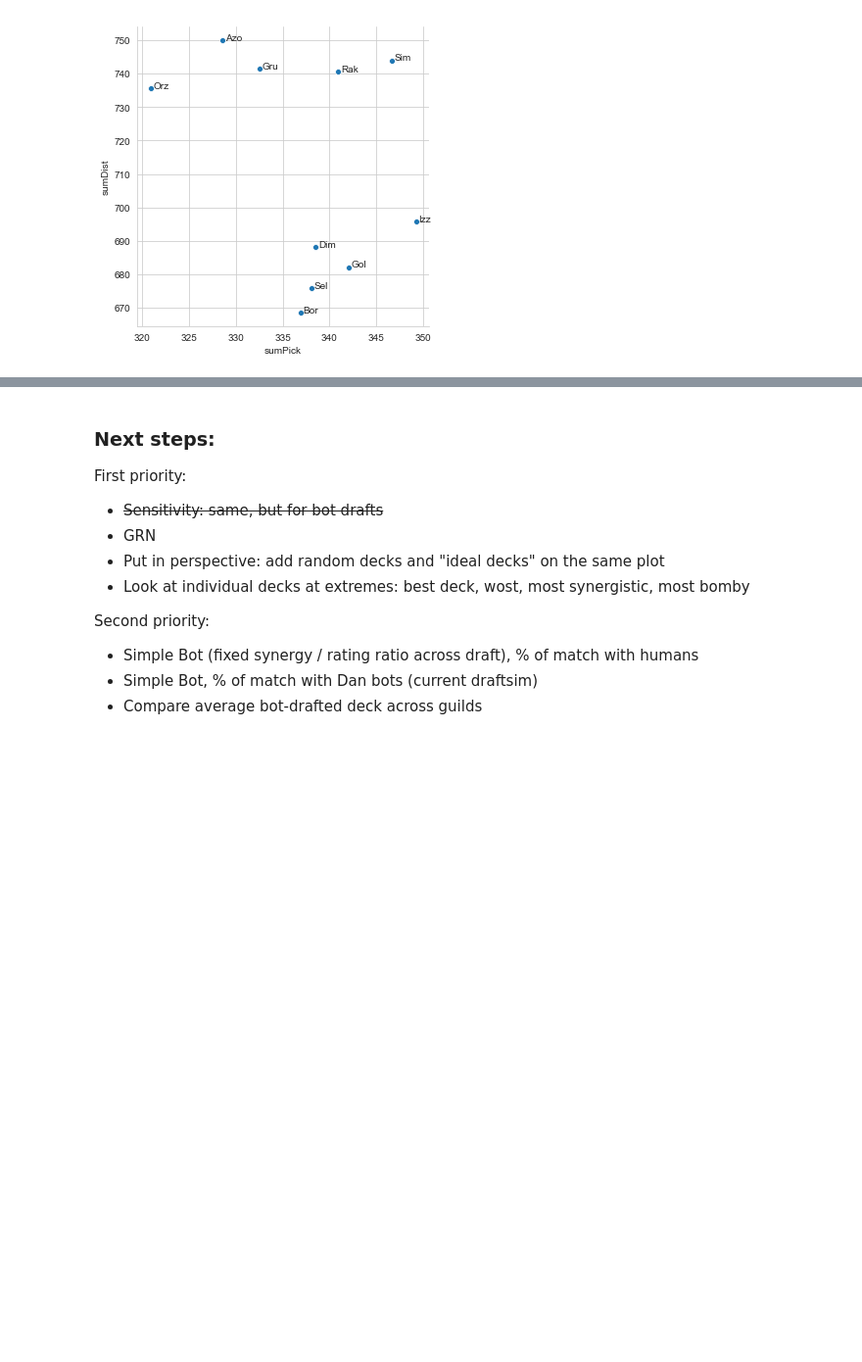
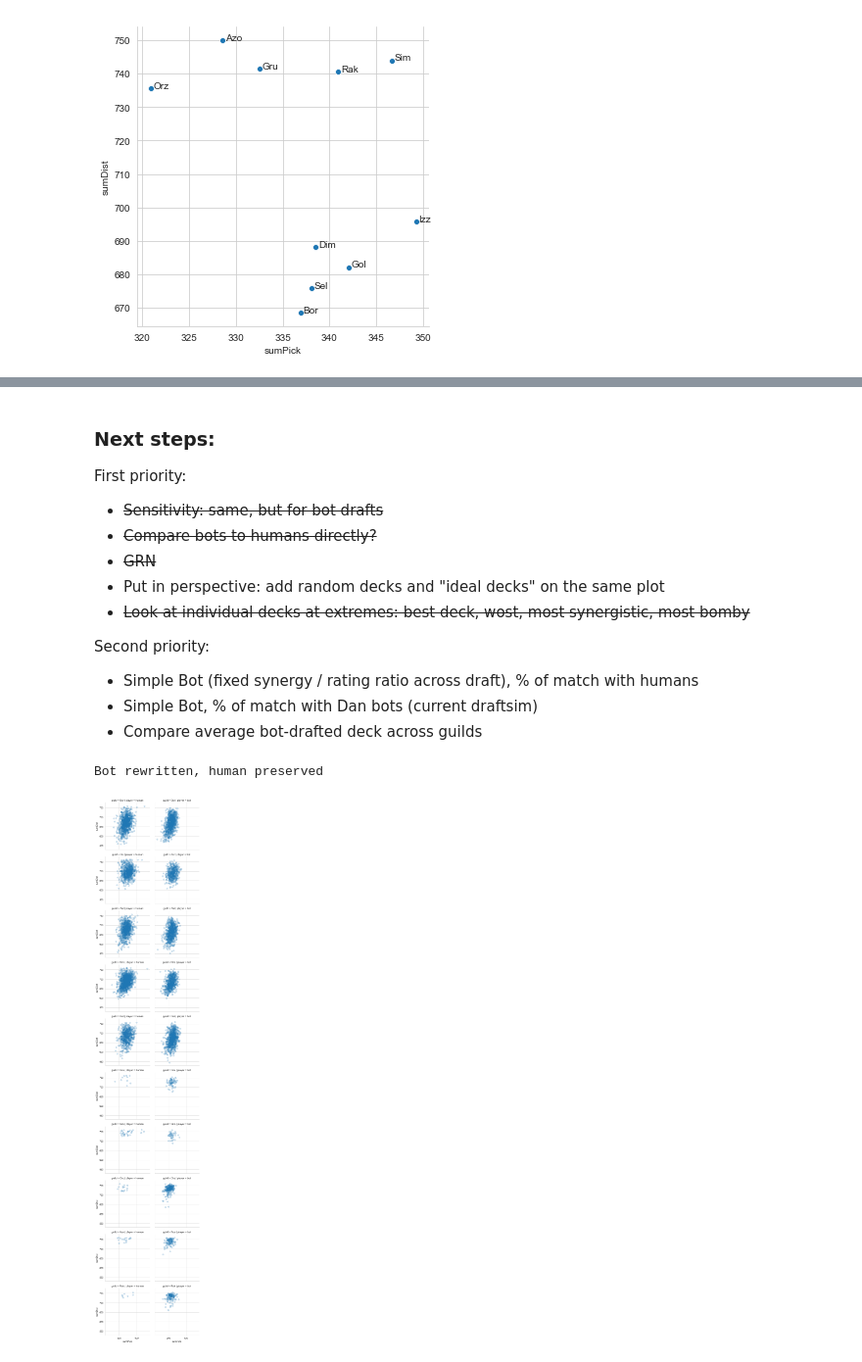
Before and after one commit to khakhalin/MTG, a Jupyter notebook: Arseny/deck-quality.ipynb, the cells around one changed output, grey strips where cells are left out. Shown at 98% size. Cells and saved outputs as stored; diff of their text form; code cells hidden in the pictures; blank space fills up the shorter version.

```diff
--- a/Arseny/deck-quality.ipynb
+++ b/Arseny/deck-quality.ipynb
@@ -161,12 +240,45 @@ for iline in range(0,sumData.shape[0]):
 First priority:
 
 * ~~Sensitivity: same, but for bot drafts~~
-* GRN
+* ~~Compare bots to humans directly?~~
+* ~~GRN~~
 * Put in perspective: add random decks and "ideal decks" on the same plot
-* Look at individual decks at extremes: best deck, wost, most synergistic, most bomby
+* ~~Look at individual decks at extremes: best deck, wost, most synergistic, most bomby~~
 
 Second priority:
 
 * Simple Bot (fixed synergy / rating ratio across draft), % of match with humans
 * Simple Bot, % of match with Dan bots (current draftsim)
 * Compare average bot-drafted deck across guilds
+# %%
+# Direct comparison of bots to humans
+#
+# I am ashamed to confess that this module only works if you first run everything above for humans,
+# run this cell, then run everything for bots, and run this cell again. Then run next cell.
+
+if playerName=='human':
+    humanData = dataToPlot.copy()
+    print('Human rewritten, bot preserved')
+else:
+    botData = dataToPlot.copy()
+    print('Bot rewritten, human preserved')
+# %% [output]
+Bot rewritten, human preserved
+# %%
+# Combine human and bot data and plot them.
+
+tempH = humanData
+tempH['player'] = 'human'
+
+tempB = botData
+tempB['player'] = 'bot'
+
+fullSet = pd.concat([tempH,tempB],axis=0)
+
+#fullSet['player'].unique()
+
+sns.set_style("whitegrid")
+g = sns.FacetGrid(fullSet, col="player", row="guild", aspect = 1)
+s = g.map(plt.scatter,"sumPick","sumDist",alpha=0.2)#,palette=myPal)
+# %% [output]
+[figure, added]
```
Also changed, not shown: parts of 7 cells of this notebook.
